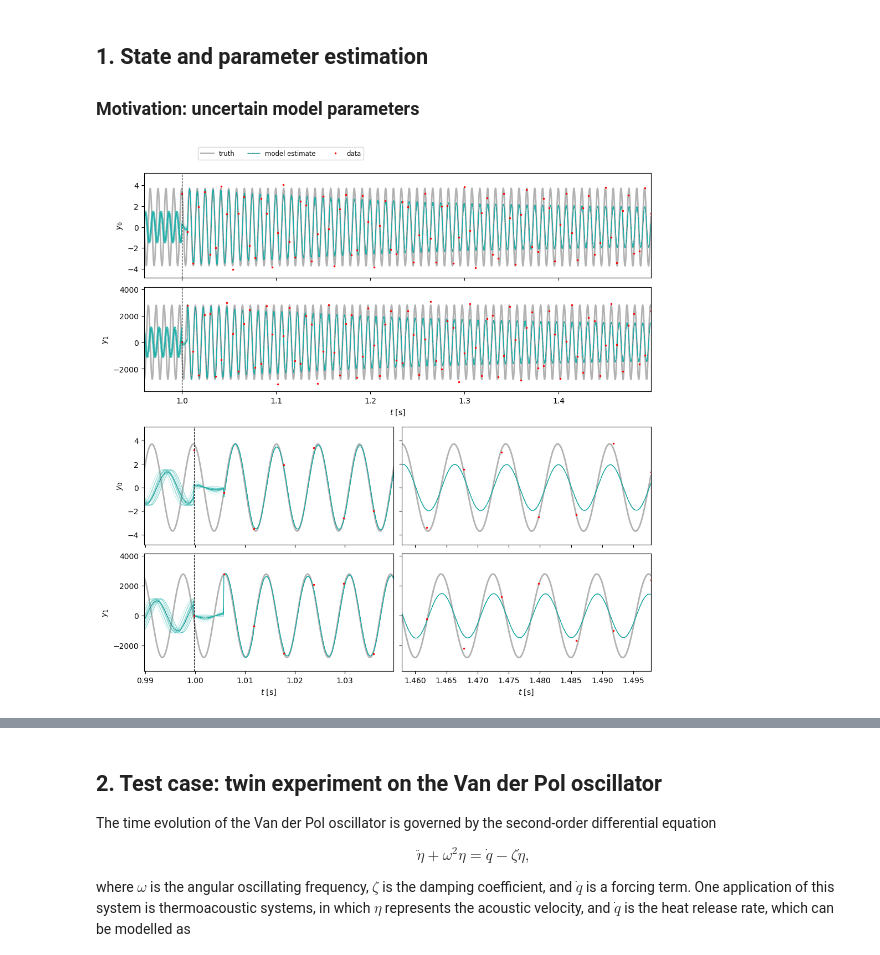
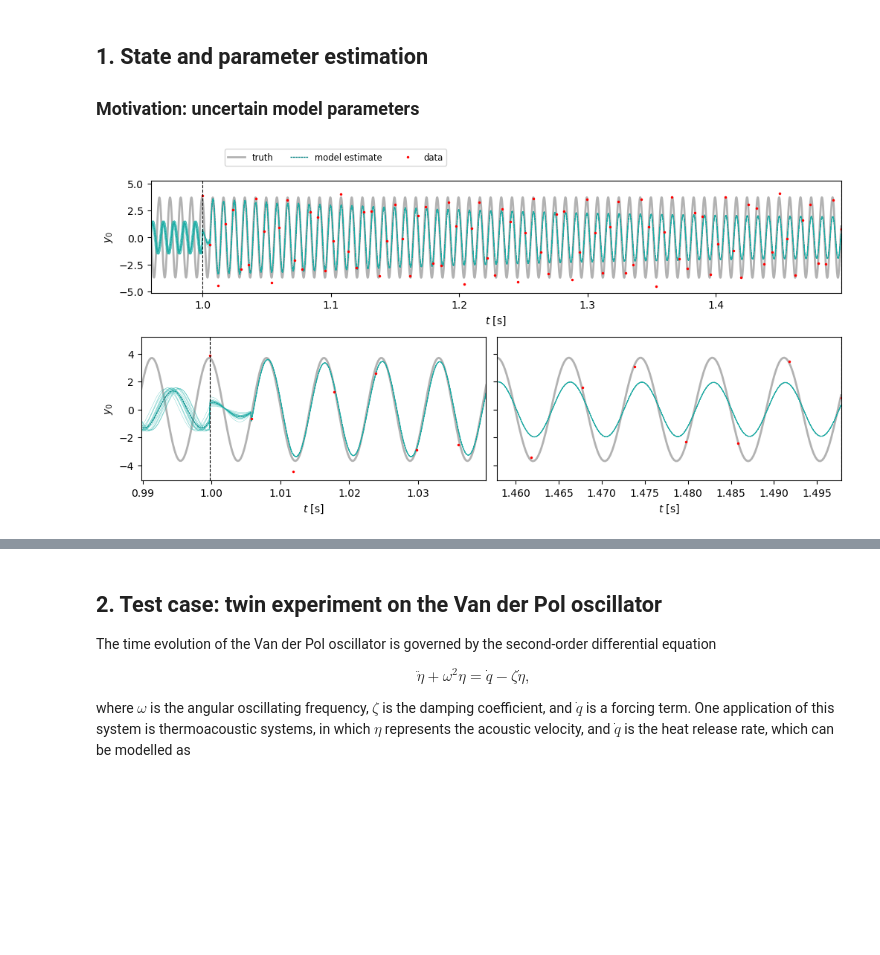
Before and after one commit to andreanovoa/Real-time-DA-tutorials, a Jupyter notebook: 01_Augmented_formulation_VdP.ipynb, the cells around one changed output, grey strips where cells are left out. Saved outputs shown, nothing was run; the diff lists cells and outputs as text; code cells hidden in the pictures; blank space fills up the shorter version.

Commit message:
modified plot timeseries bug id Nq == 2 and len(dims) == 1

```diff
--- a/01_Augmented_formulation_VdP.ipynb
+++ b/01_Augmented_formulation_VdP.ipynb
@@ -121,9 +121,9 @@ for d, t_d in zip(truth['y_obs'], truth['t_obs']):
 filter_ens.close() # closes the parallel pools
 # %%
 from essentials.plotResults import plot_timeseries
-plot_timeseries(filter_ens, truth, plot_ensemble_members=True)
+plot_timeseries(filter_ens, truth, plot_ensemble_members=True, dims=[0])
 # %% [output]
-[figure, old version]
+[figure, new version]
 # %% [markdown]
 
 Therefore, we need to account for possible errors in the parameters. As discussed in the previois tutorial, we model aleatoric errors as Gaussian processes.
```
Also changed, not shown: parts of 3 cells of this notebook, 1 other file.
